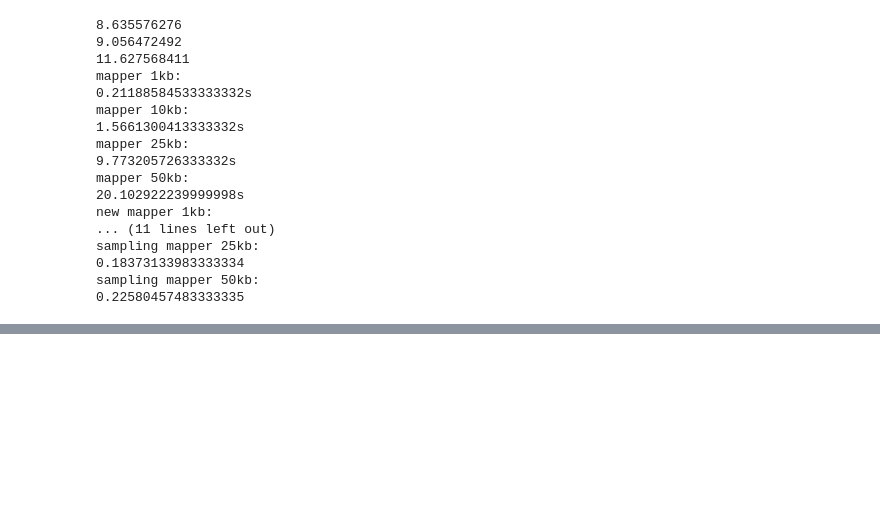
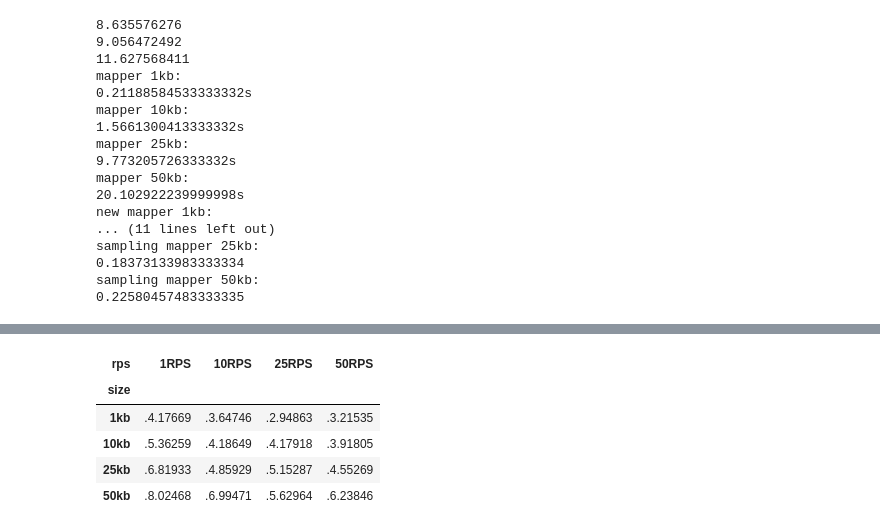
Before and after one commit to WearableAnalytics/Wearables-Merged, a Jupyter notebook: benchmarks/evaluation/Untitled.ipynb, the cells around one changed output, grey strips where cells are left out. Cells and saved outputs as stored; diff of their text form; code cells hidden in the pictures; blank space fills up the shorter version.

```diff
--- a/benchmarks/evaluation/Untitled.ipynb
+++ b/benchmarks/evaluation/Untitled.ipynb
@@ -576,0 +745,76 @@ def transform_columns_to_numerics_is(df: pd.DataFrame) -> pd.DataFrame:
+# %%
+# Ingestion Service Clean (new!)
+
+def parse_csv_ingestion_service(filename: str) -> pd.DataFrame:
+    def parse(data: list[str]) -> pd.DataFrame:
+        return pd.DataFrame(data, columns=["message_id", "status_code", "t_send", "t_received"])
+    data = get_csv_as_list(filename)
+    return parse(data)
+
+def transform_columns_to_numerics_is(df: pd.DataFrame) -> pd.DataFrame:
+    df = df.copy()
+    df["message_id"] = pd.to_numeric(df["message_id"])
+    df["status_code"] = pd.to_numeric(df["status_code"])
+    df["t_send"] = pd.to_numeric(df["t_send"])
+    df["t_received"] = pd.to_numeric(df["t_received"])
+    return df
+
+def remove_rampup_rampdown(df: pd.DataFrame, ramp_up_s: int = 15, ramp_down_s: int = 5) -> pd.DataFrame:
+    t_start = df["t_send"].min()
+    t_end   = df["t_send"].max()
+    cutoff_start = t_start + ramp_up_s   * 1_000_000_000
+    cutoff_end   = t_end   - ramp_down_s * 1_000_000_000
+    return df[(df["t_send"] >= cutoff_start) & (df["t_send"] <= cutoff_end)]
+
+def median_response_time(df: pd.DataFrame) -> float:
+    ok = df[df["status_code"] == 200].copy()
+    ok["response_time"] = (ok["t_received"] - ok["t_send"]) / 1_000_000
+
+    median = ok["response_time"].median()
+    return median
+
+def process_ingestion_service(filename: str):
+    df = parse_csv_ingestion_service(filename)
+    df = transform_columns_to_numerics_is(df)
+    df = remove_rampup_rampdown(df)
+    median = median_response_time(df)
+    return median
+
+def process_ingestion_service_folder(folder: str) -> dict[str, float]:
+    from pathlib import Path
+    results = {}
+    folder_path = Path(folder)
+
+    for csv_file in sorted(folder_path.glob("*.csv")):
+        median = process_ingestion_service(str(csv_file))
+        results[csv_file.name] = median
+
+    return results
+
+
+
+def build_pivot_table(medians: dict[str, float]) -> pd.DataFrame:
+    import re
+    records = []
+    for fname, median in medians.items():
+        m = re.match(r'(\d+kb)_(\d+RPS)', fname)
+        if m:
+            records.append({"size": m.group(1), "rps": m.group(2), "median": median})
+    return (pd.DataFrame(records)
+              .groupby(["size", "rps"])["median"]
+              .mean()
+              .unstack("rps")
+              .reindex(["1kb", "10kb", "25kb", "50kb"])
+              [["1RPS", "10RPS", "25RPS", "50RPS"]])
+
+medians = process_ingestion_service_folder("measurements/ingestion-service/")
+
+pivot = build_pivot_table(medians)
+pivot
+# %% [output]
+| rps | 1RPS | 10RPS | 25RPS | 50RPS |
+| size |  |  |  |  |
+| 1kb | .4.17669 | .3.64746 | .2.94863 | .3.21535 |
+| 10kb | .5.36259 | .4.18649 | .4.17918 | .3.91805 |
+| 25kb | .6.81933 | .4.85929 | .5.15287 | .4.55269 |
+| 50kb | .8.02468 | .6.99471 | .5.62964 | .6.23846 |
```
Also changed, not shown: parts of 5 cells of this notebook, 8 other files.
